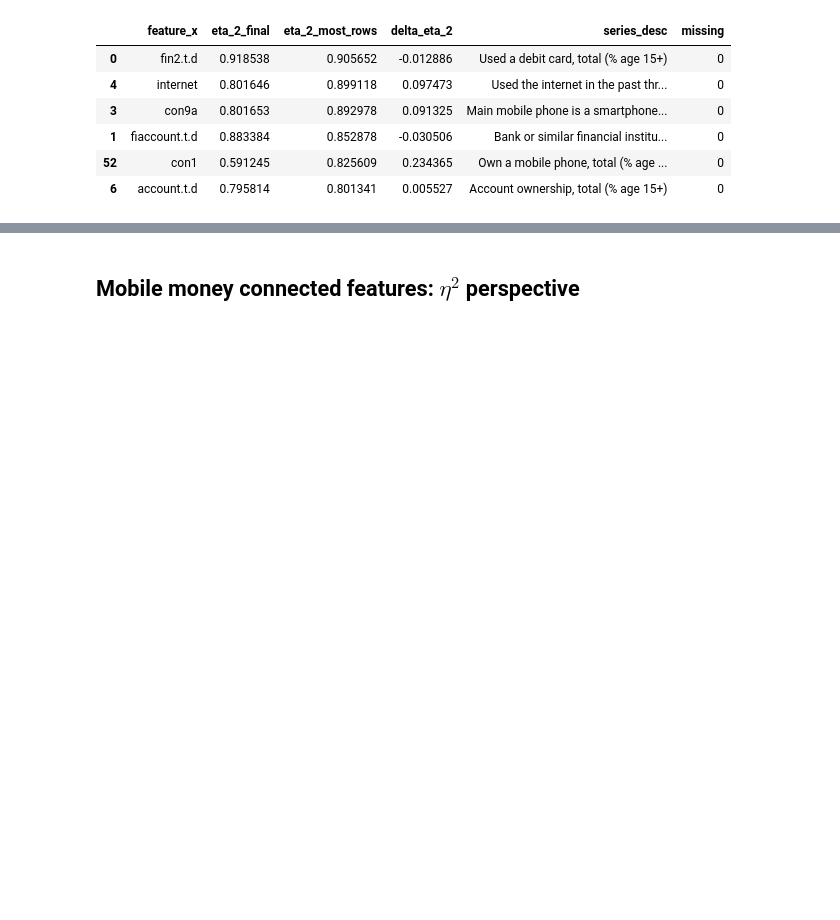
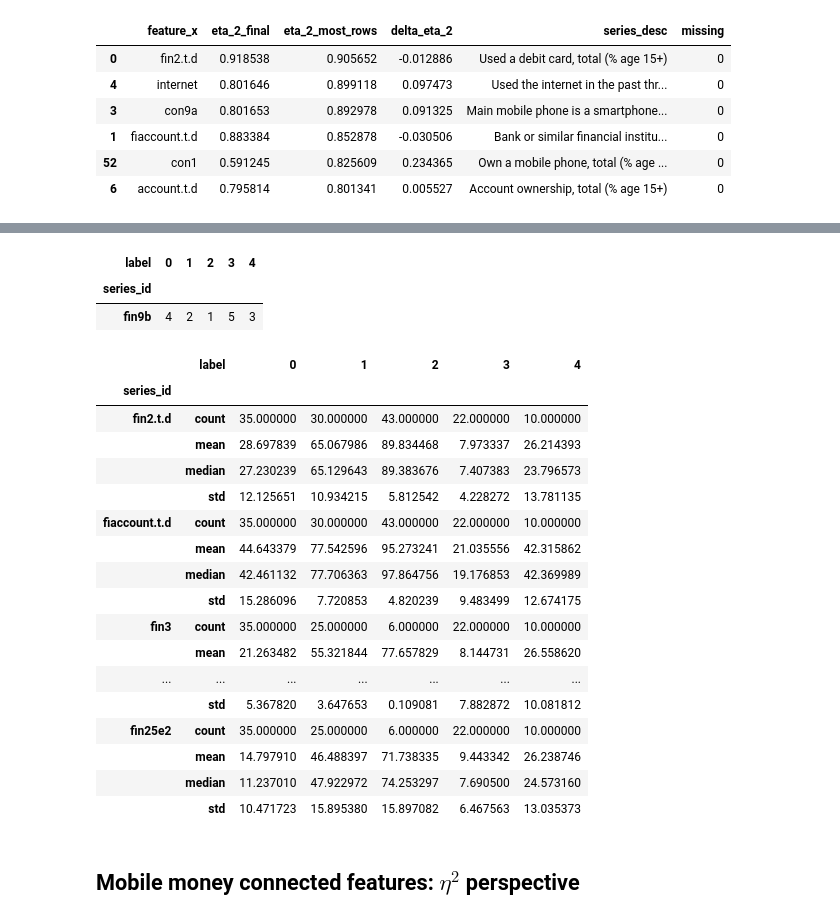
Before and after one commit to reebme/financial-attitudes-clustering, a Jupyter notebook: Notebooks/04_Clustering_Analysis.ipynb, the cells around one changed output, grey strips where cells are left out. Drawn from its saved outputs; the diff is of its cells as text; code cells hidden in the pictures; blank space fills up the shorter version.

```diff
--- a/Notebooks/04_Clustering_Analysis.ipynb
+++ b/Notebooks/04_Clustering_Analysis.ipynb
@@ -393,6 +403,12 @@ plotting_tools.pretty_histogram(feature_etas["delta_eta_2"])
 [figure]
 # %% [markdown]
 ## Top 10 features per $\eta^2$
+# %%
+stats_per_label = (
+    data.assign(label=labels["final"])
+    .groupby(by="label")
+    .agg(["count", "mean", "median", "std"])
+)
 # %%
 feature_etas_temp = (
     # add series description
@@ -432,3 +523,32 @@ Among 6 indicators from the most rows submatrix, that is matrix which has all ro
+# %%
+connectivity_for_finance_series = ["fin9b"]
+stats_per_label[connectivity_for_finance_series].T.xs("mean", level=1).rank(axis=1, ascending=False).astype("int")
+# %% [output]
+| label | 0 | 1 | 2 | 3 | 4 |
+| series_id |  |  |  |  |  |
+| fin9b | 4 | 2 | 1 | 5 | 3 |
+# %%
+with pd.option_context("display.max_rows", None, "display.max_columns", None):
+    display(stats_per_label[feature_etas_temp.iloc[:20]["feature_x"]].T)
+# %% [output]
+|  | label | 0 | 1 | 2 | 3 | 4 |
+| series_id |  |  |  |  |  |  |
+| fin2.t.d | count | 35.000000 | 30.000000 | 43.000000 | 22.000000 | 10.000000 |
+|  | mean | 28.697839 | 65.067986 | 89.834468 | 7.973337 | 26.214393 |
+|  | median | 27.230239 | 65.129643 | 89.383676 | 7.407383 | 23.796573 |
+|  | std | 12.125651 | 10.934215 | 5.812542 | 4.228272 | 13.781135 |
+| fiaccount.t.d | count | 35.000000 | 30.000000 | 43.000000 | 22.000000 | 10.000000 |
+|  | mean | 44.643379 | 77.542596 | 95.273241 | 21.035556 | 42.315862 |
+|  | median | 42.461132 | 77.706363 | 97.864756 | 19.176853 | 42.369989 |
+|  | std | 15.286096 | 7.720853 | 4.820239 | 9.483499 | 12.674175 |
+| fin3 | count | 35.000000 | 25.000000 | 6.000000 | 22.000000 | 10.000000 |
+|  | mean | 21.263482 | 55.321844 | 77.657829 | 8.144731 | 26.558620 |
+| ... | ... | ... | ... | ... | ... | ... |
+|  | std | 5.367820 | 3.647653 | 0.109081 | 7.882872 | 10.081812 |
+| fin25e2 | count | 35.000000 | 25.000000 | 6.000000 | 22.000000 | 10.000000 |
+|  | mean | 14.797910 | 46.488397 | 71.738335 | 9.443342 | 26.238746 |
+|  | median | 11.237010 | 47.922972 | 74.253297 | 7.690500 | 24.573160 |
+|  | std | 10.471723 | 15.895380 | 15.897082 | 6.467563 | 13.035373 |
 # %% [markdown]
 ## Mobile money connected features: $\eta^2$ perspective
 # %%
```
Also changed, not shown: parts of 8 cells of this notebook.
